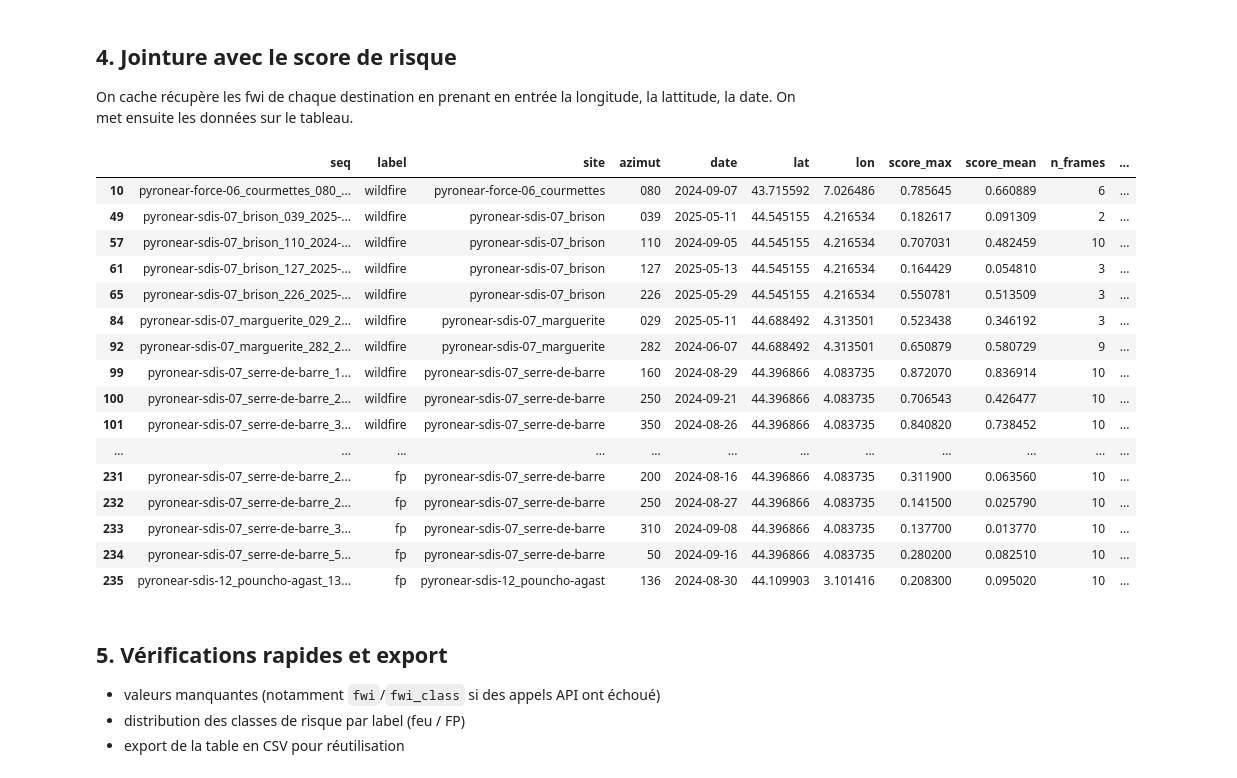
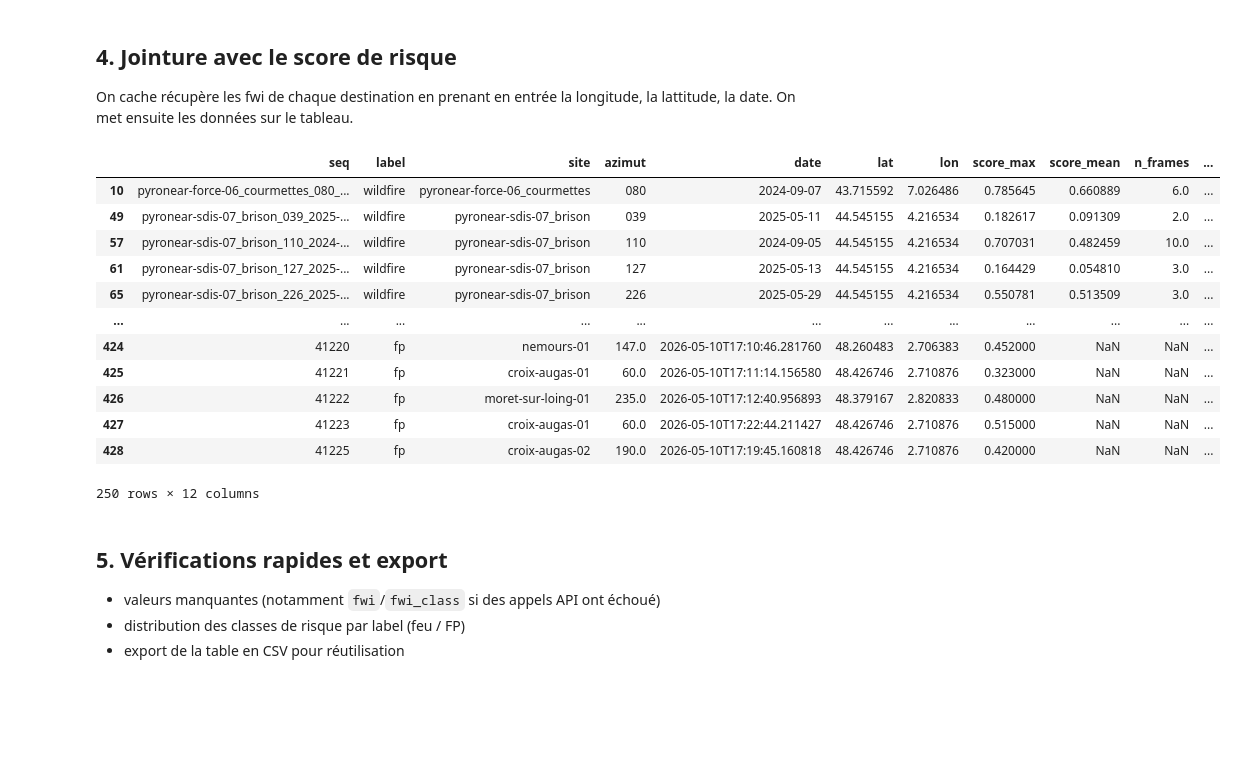
Before and after one commit to Octavien41/HACK-PYRON, a Jupyter notebook: parsing_pyronear.ipynb, the cells around one changed output. Cells and saved outputs as stored; diff of their text form; code cells hidden in the pictures; blank space fills up the shorter version.

```diff
--- a/parsing_pyronear.ipynb
+++ b/parsing_pyronear.ipynb
@@ -111,7 +111,7 @@ sites_df = pd.read_csv(root / "sites.csv").set_index("site")
 rows = []
 errors = []
 
-for label in ("wildfire", "fp"):
+for label in ("wildfire", "fp","camera_name"):
 
     label_dir = root / label #adaptation mac/windows
 
@@ -147,9 +147,9 @@ for label in ("wildfire", "fp"):
             **feats,
         ))
 
-df = pd.DataFrame(rows)
+df_1 = pd.DataFrame(rows)
 
-print(f"{len(df)} séquences chargées, {len(errors)} erreurs/ignorées.")
+print(f"{len(df_1)} séquences chargées, {len(errors)} erreurs/ignorées.")
 
-df.head()
+df_1.head()
 # %% [output]
@@ -160,3 +161,22 @@ df.head()
 | 2 | pyronear-force-06_cabanelle_125_2... | wildfire | pyronear-force-06_cabanelle | 125 | 2024-02-27 | 43.786647 | 7.419608 | 0.823242 | 0.684522 | 10 |
 | 3 | pyronear-force-06_cabanelle_244_2... | wildfire | pyronear-force-06_cabanelle | 244 | 2024-02-23 | 43.786647 | 7.419608 | 0.798828 | 0.682324 | 10 |
 | 4 | pyronear-force-06_cabanelle_244_2... | wildfire | pyronear-force-06_cabanelle | 244 | 2024-09-14 | 43.786647 | 7.419608 | 0.573242 | 0.438599 | 4 |
+# %%
+print(pd.read_csv("mines_pyronear_data_2/sequences_info.csv", nrows=0).columns.tolist())
+
+df_2 = pd.read_csv("mines_pyronear_data_2/sequences_info.csv")
+vraies_colonnes = ["sequence_id", "label", "camera_name", "camera_azimuth","last_seen_at", "lat", "lon", "max_conf"]
+df_2 = df_2[vraies_colonnes]
+dictionnaire_noms = {
+    "sequence_id": "seq",
+    "label": "label",
+    "camera_name": "site",
+    "camera_azimuth": "azimut",
+    "last_seen_at": "date",
+    "lat": "lat",
+    "lon": "lon",
+    "max_conf": "score_max"
+}
+df_2 = df_2.rename(columns=dictionnaire_noms)
+
+df_2.head(5)
@@ -162,0 +191,3 @@ df.head()
+# %%
+df = pd.concat([df_1, df_2], axis=0, ignore_index=True)
+df.head(250)
@@ -242,26 +287,22 @@ if fwi_errors:
 # %%
 
 masque = (df["fwi"] != 0)
 dfmasque = df[masque]
-dfmasque
+dfmasque.head(250)
 # %% [output]
 |  | seq | label | site | azimut | date | lat | lon | score_max | score_mean | n_frames | ... |
-| 10 | pyronear-force-06_courmettes_080_... | wildfire | pyronear-force-06_courmettes | 080 | 2024-09-07 | 43.715592 | 7.026486 | 0.785645 | 0.660889 | 6 | ... |
-| 49 | pyronear-sdis-07_brison_039_2025-... | wildfire | pyronear-sdis-07_brison | 039 | 2025-05-11 | 44.545155 | 4.216534 | 0.182617 | 0.091309 | 2 | ... |
-| 57 | pyronear-sdis-07_brison_110_2024-... | wildfire | pyronear-sdis-07_brison | 110 | 2024-09-05 | 44.545155 | 4.216534 | 0.707031 | 0.482459 | 10 | ... |
-| 61 | pyronear-sdis-07_brison_127_2025-... | wildfire | pyronear-sdis-07_brison | 127 | 2025-05-13 | 44.545155 | 4.216534 | 0.164429 | 0.054810 | 3 | ... |
-| 65 | pyronear-sdis-07_brison_226_2025-... | wildfire | pyronear-sdis-07_brison | 226 | 2025-05-29 | 44.545155 | 4.216534 | 0.550781 | 0.513509 | 3 | ... |
-| 84 | pyronear-sdis-07_marguerite_029_2... | wildfire | pyronear-sdis-07_marguerite | 029 | 2025-05-11 | 44.688492 | 4.313501 | 0.523438 | 0.346192 | 3 | ... |
-| 92 | pyronear-sdis-07_marguerite_282_2... | wildfire | pyronear-sdis-07_marguerite | 282 | 2024-06-07 | 44.688492 | 4.313501 | 0.650879 | 0.580729 | 9 | ... |
-| 99 | pyronear-sdis-07_serre-de-barre_1... | wildfire | pyronear-sdis-07_serre-de-barre | 160 | 2024-08-29 | 44.396866 | 4.083735 | 0.872070 | 0.836914 | 10 | ... |
-| 100 | pyronear-sdis-07_serre-de-barre_2... | wildfire | pyronear-sdis-07_serre-de-barre | 250 | 2024-09-21 | 44.396866 | 4.083735 | 0.706543 | 0.426477 | 10 | ... |
-| 101 | pyronear-sdis-07_serre-de-barre_3... | wildfire | pyronear-sdis-07_serre-de-barre | 350 | 2024-08-26 | 44.396866 | 4.083735 | 0.840820 | 0.738452 | 10 | ... |
+| 10 | pyronear-force-06_courmettes_080_... | wildfire | pyronear-force-06_courmettes | 080 | 2024-09-07 | 43.715592 | 7.026486 | 0.785645 | 0.660889 | 6.0 | ... |
+| 49 | pyronear-sdis-07_brison_039_2025-... | wildfire | pyronear-sdis-07_brison | 039 | 2025-05-11 | 44.545155 | 4.216534 | 0.182617 | 0.091309 | 2.0 | ... |
+| 57 | pyronear-sdis-07_brison_110_2024-... | wildfire | pyronear-sdis-07_brison | 110 | 2024-09-05 | 44.545155 | 4.216534 | 0.707031 | 0.482459 | 10.0 | ... |
+| 61 | pyronear-sdis-07_brison_127_2025-... | wildfire | pyronear-sdis-07_brison | 127 | 2025-05-13 | 44.545155 | 4.216534 | 0.164429 | 0.054810 | 3.0 | ... |
+| 65 | pyronear-sdis-07_brison_226_2025-... | wildfire | pyronear-sdis-07_brison | 226 | 2025-05-29 | 44.545155 | 4.216534 | 0.550781 | 0.513509 | 3.0 | ... |
 | ... | ... | ... | ... | ... | ... | ... | ... | ... | ... | ... | ... |
-| 231 | pyronear-sdis-07_serre-de-barre_2... | fp | pyronear-sdis-07_serre-de-barre | 200 | 2024-08-16 | 44.396866 | 4.083735 | 0.311900 | 0.063560 | 10 | ... |
-| 232 | pyronear-sdis-07_serre-de-barre_2... | fp | pyronear-sdis-07_serre-de-barre | 250 | 2024-08-27 | 44.396866 | 4.083735 | 0.141500 | 0.025790 | 10 | ... |
-| 233 | pyronear-sdis-07_serre-de-barre_3... | fp | pyronear-sdis-07_serre-de-barre | 310 | 2024-09-08 | 44.396866 | 4.083735 | 0.137700 | 0.013770 | 10 | ... |
-| 234 | pyronear-sdis-07_serre-de-barre_5... | fp | pyronear-sdis-07_serre-de-barre | 50 | 2024-09-16 | 44.396866 | 4.083735 | 0.280200 | 0.082510 | 10 | ... |
-| 235 | pyronear-sdis-12_pouncho-agast_13... | fp | pyronear-sdis-12_pouncho-agast | 136 | 2024-08-30 | 44.109903 | 3.101416 | 0.208300 | 0.095020 | 10 | ... |
+| 424 | 41220 | fp | nemours-01 | 147.0 | 2026-05-10T17:10:46.281760 | 48.260483 | 2.706383 | 0.452000 | NaN | NaN | ... |
+| 425 | 41221 | fp | croix-augas-01 | 60.0 | 2026-05-10T17:11:14.156580 | 48.426746 | 2.710876 | 0.323000 | NaN | NaN | ... |
+| 426 | 41222 | fp | moret-sur-loing-01 | 235.0 | 2026-05-10T17:12:40.956893 | 48.379167 | 2.820833 | 0.480000 | NaN | NaN | ... |
+| 427 | 41223 | fp | croix-augas-01 | 60.0 | 2026-05-10T17:22:44.211427 | 48.426746 | 2.710876 | 0.515000 | NaN | NaN | ... |
+| 428 | 41225 | fp | croix-augas-02 | 190.0 | 2026-05-10T17:19:45.160818 | 48.426746 | 2.710876 | 0.420000 | NaN | NaN | ... |
+250 rows × 12 columns
 # %% [markdown]
 ## 5. Vérifications rapides et export
 
```
Also changed, not shown: parts of 3 cells of this notebook, 1 other file.
